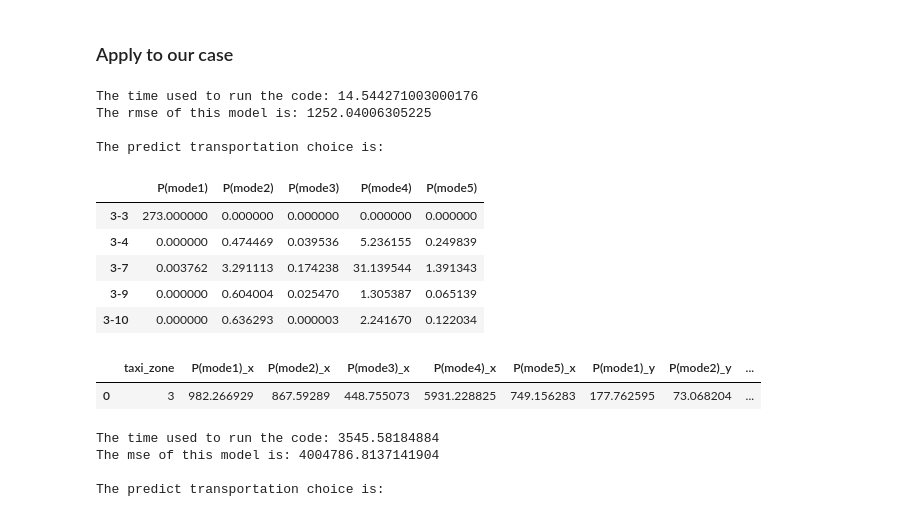
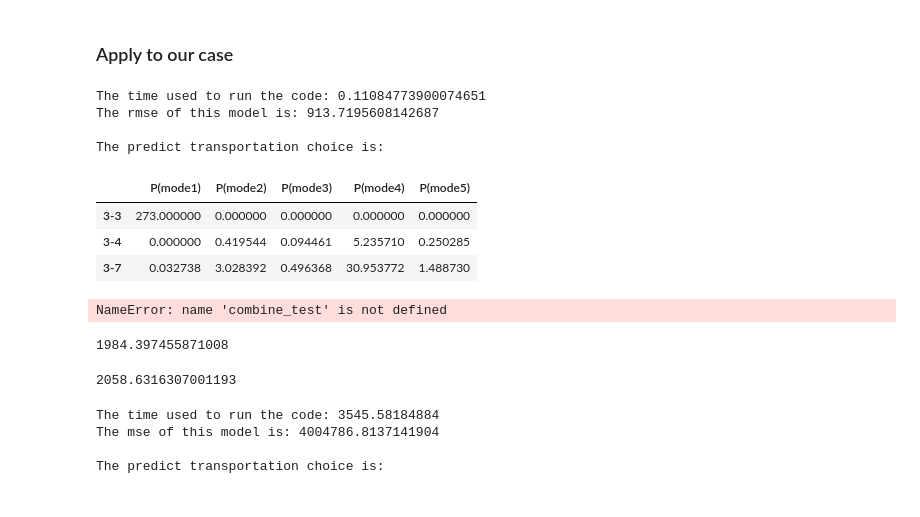
Before and after one commit to Rufei-Sheng/Manhattan-Congestion-Surcharge-Capstone, a Jupyter notebook: modeling/modeling_update.ipynb, the cells around one changed output. Drawn from its saved outputs; the diff is of its cells as text; code cells hidden in the pictures.

Commit message:
Upadte to model

```diff
--- a/modeling/modeling_update.ipynb
+++ b/modeling/modeling_update.ipynb
@@ -8,7 +9,7 @@ warnings.filterwarnings("ignore")
 # %% [markdown]
 ## Data
 # %%
-acs = pd.read_csv('final_acs_transportation_choice.csv', index_col=0)
+acs = pd.read_csv('final_acs_transportation_choice.csv')#, index_col=0)
 acs.head()
 # %% [output]
 |  | taxi_zone | P(mode1) | P(mode2) | P(mode3) | P(mode4) | P(mode5) |
@@ -102,7 +136,7 @@ def apply_model(T, nestList, wageList, Lambda, dataAll):
 
     ODpair_list = list(dataAll.index.unique())
     p = []
-    for i in ODpair_list: #indentify OD pair
+    for i in tqdm(ODpair_list,position=0): #indentify OD pair
         dataOD = dataAll[dataAll.index==i]
         modeList = list(dataOD['mode'])
         nestList = list(dataOD['nest'])
@@ -161,37 +195,32 @@ def compare_with_ground_truth(predictdf, truedf):
     return data_compare, rmse
 # %%
 #choose ODpair 3-1 to test the algrithm whether bug-free:
-T1 = 3
+T1 = 10
 T2 = 1
 T3 = 1
 T = {1:T1, 2:T2, 3:T3} #Tao for each nest
-Lambda = 1
+Lambda = 2
 nestList = [1, 2, 3]
 wagelist = ['2500', '7500', '12500', '17500', '22500', '30000', '42500', '62500', '87500', '125000', '225000']
-# testdf = mode_data[mode_data.index.isin(list(mode_data.index[:20]))] #test OD pair 3-1,3-2,3-3,3-4
-testdf = mode_data[mode_data['PUlocationID']==3]
-# testdf = mode_data[mode_data.index == '3-2']
+testdf = mode_data[mode_data.index.isin(list(mode_data.index[:10]))] #test OD pair 3-1,3-2,3-3,3-4
 
 predict_choice_test, timeslot_test = apply_model(T, nestList, wagelist, Lambda, testdf)
-combine_test, rmse_test = compare_with_ground_truth(predict_choice_test, acs)
+results_test,rmse_test = compare_with_ground_truth(predict_choice_test, acs)
 print('The time used to run the code:', timeslot_test)
 print('The rmse of this model is:', rmse_test)
 print()
 print('The predict transportation choice is:')
-predict_choice_test.head()
+predict_choice_test
 # %% [output]
-The time used to run the code: 14.544271003000176
-The rmse of this model is: 1252.04006305225
+The time used to run the code: 0.11084773900074651
+The rmse of this model is: 913.7195608142687
 
 The predict transportation choice is:
 |  | P(mode1) | P(mode2) | P(mode3) | P(mode4) | P(mode5) |
 | 3-3 | 273.000000 | 0.000000 | 0.000000 | 0.000000 | 0.000000 |
-| 3-4 | 0.000000 | 0.474469 | 0.039536 | 5.236155 | 0.249839 |
-| 3-7 | 0.003762 | 3.291113 | 0.174238 | 31.139544 | 1.391343 |
-| 3-9 | 0.000000 | 0.604004 | 0.025470 | 1.305387 | 0.065139 |
-| 3-10 | 0.000000 | 0.636293 | 0.000003 | 2.241670 | 0.122034 |
+| 3-4 | 0.000000 | 0.419544 | 0.094461 | 5.235710 | 0.250285 |
+| 3-7 | 0.032738 | 3.028392 | 0.496368 | 30.953772 | 1.488730 |
 # %%
 combine_test
 # %% [output]
-|  | taxi_zone | P(mode1)_x | P(mode2)_x | P(mode3)_x | P(mode4)_x | P(mode5)_x | P(mode1)_y | P(mode2)_y | ... |
-| 0 | 3 | 982.266929 | 867.59289 | 448.755073 | 5931.228825 | 749.156283 | 177.762595 | 73.068204 | ... |
+NameError: name 'combine_test' is not defined
@@ -197,0 +239,4 @@ combine_test
+# %%
+rmse
+# %% [output]
+1984.397455871008
@@ -198,3 +255,7 @@ combine_test
+# %%
+rmse
+# %% [output]
+2058.6316307001193
 # %%
 #Run the model for the whole dataset
 T1 = 3000 #should set grid search for T1
```
Also changed, not shown: parts of 6 cells of this notebook, 1 other file.
